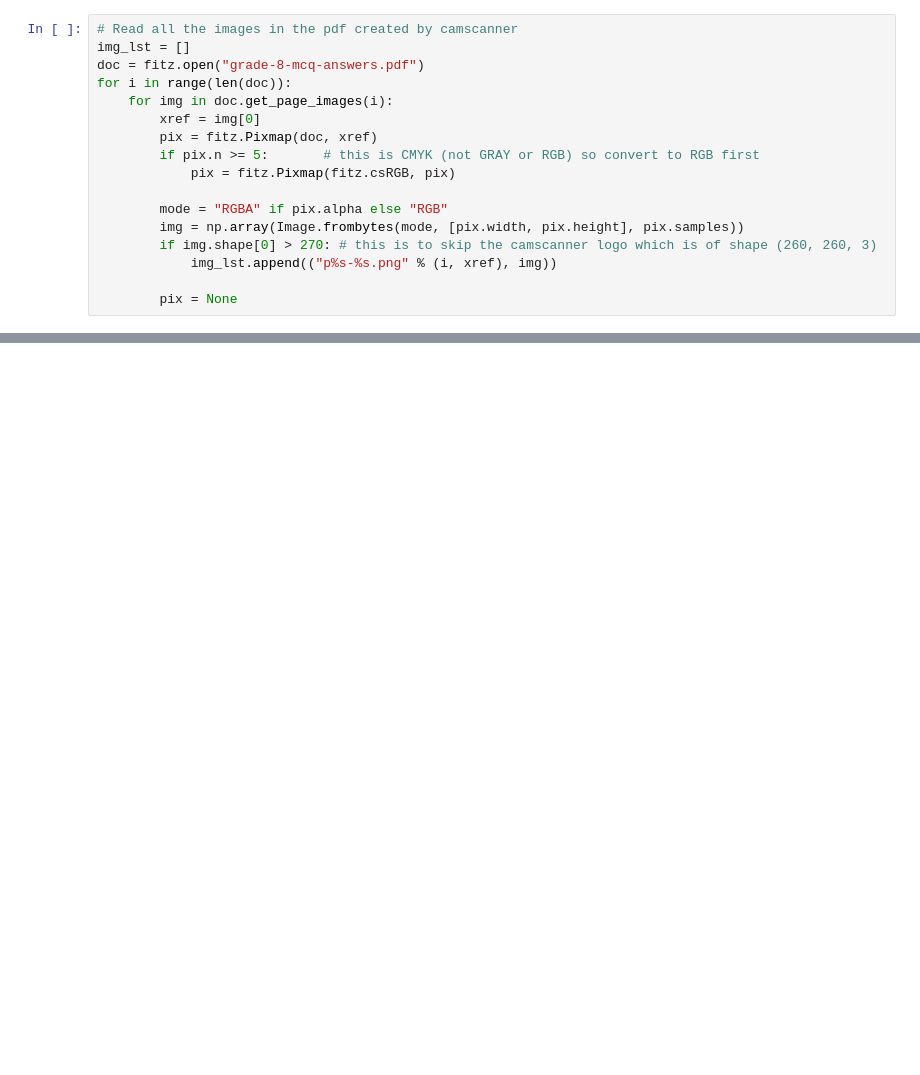
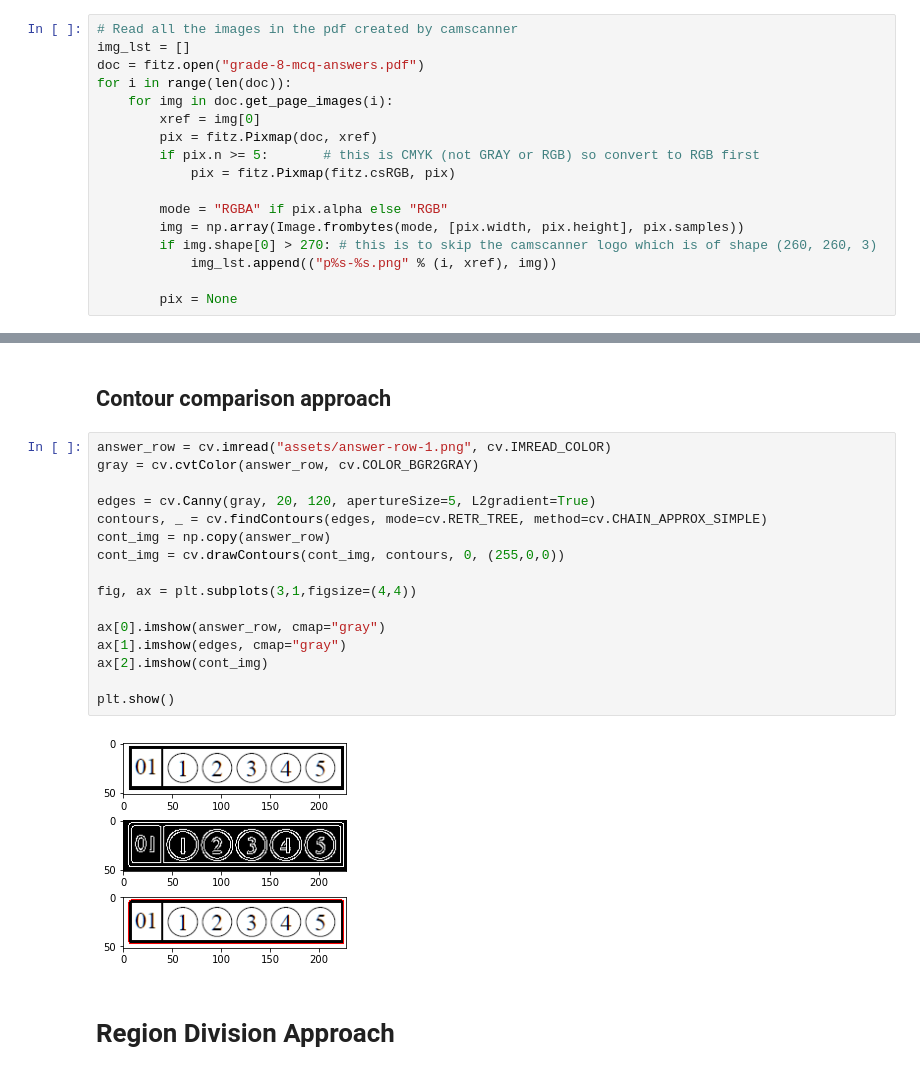
Before and after one commit to Avishka-Perera/mcq-marking-with-cv, a Jupyter notebook: read-answers/read-answers.ipynb, the cells around one changed output, grey strips where cells are left out. Drawn from its saved outputs; the diff is of its cells as text; blank space fills up the shorter version.

```diff
--- a/read-answers/read-answers.ipynb
+++ b/read-answers/read-answers.ipynb
@@ -28,0 +63,22 @@ plt.show()
+# %% [markdown]
+## Contour comparison approach
+# %%
+answer_row = cv.imread("assets/answer-row-1.png", cv.IMREAD_COLOR)
+gray = cv.cvtColor(answer_row, cv.COLOR_BGR2GRAY)
+
+edges = cv.Canny(gray, 20, 120, apertureSize=5, L2gradient=True)
+contours, _ = cv.findContours(edges, mode=cv.RETR_TREE, method=cv.CHAIN_APPROX_SIMPLE)
+cont_img = np.copy(answer_row)
+cont_img = cv.drawContours(cont_img, contours, 0, (255,0,0))
+
+fig, ax = plt.subplots(3,1,figsize=(4,4))
+
+ax[0].imshow(answer_row, cmap="gray")
+ax[1].imshow(edges, cmap="gray")
+ax[2].imshow(cont_img)
+
+plt.show()
+# %% [output]
+[figure, added]
+# %% [markdown]
+# Region Division Approach
```
Also changed, not shown: parts of 12 cells of this notebook, 5 other files.
